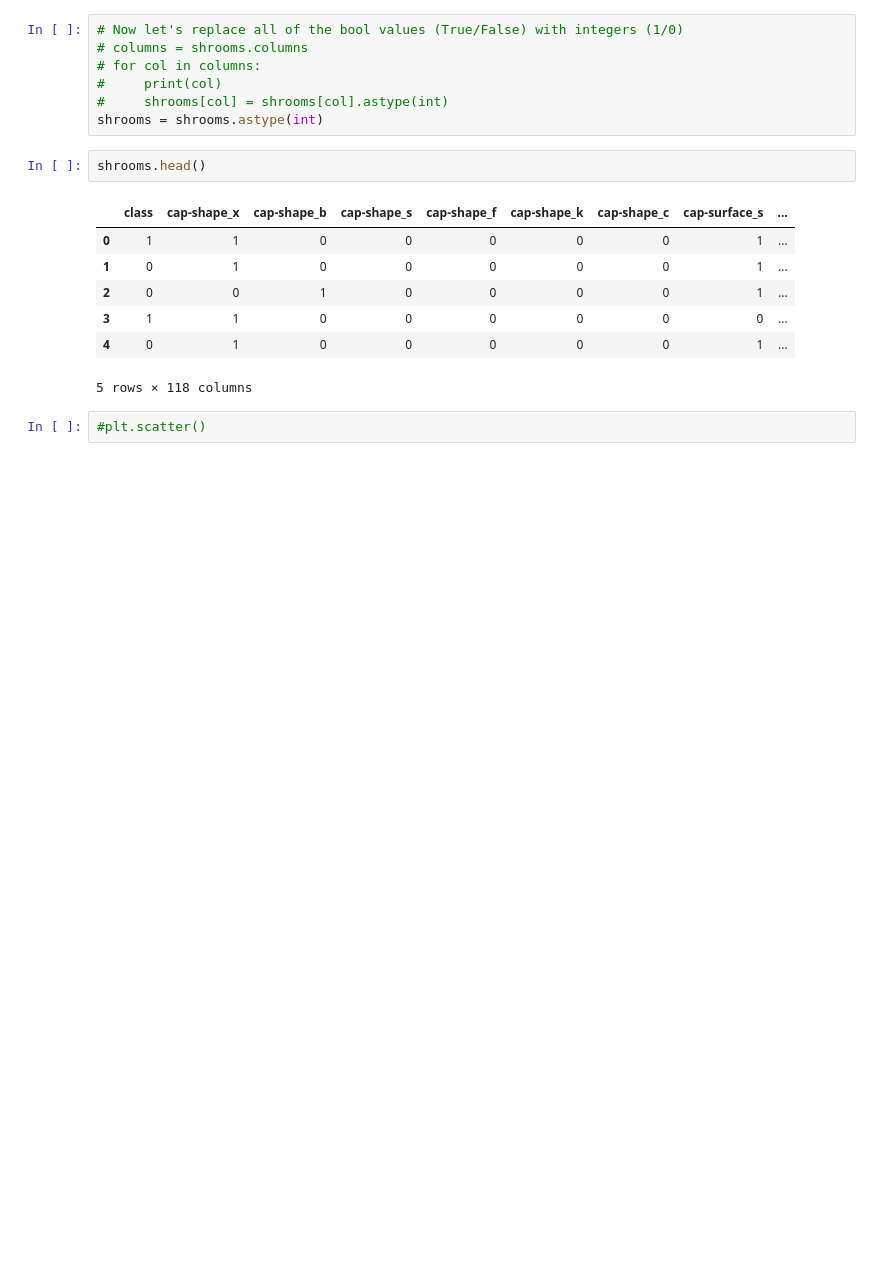
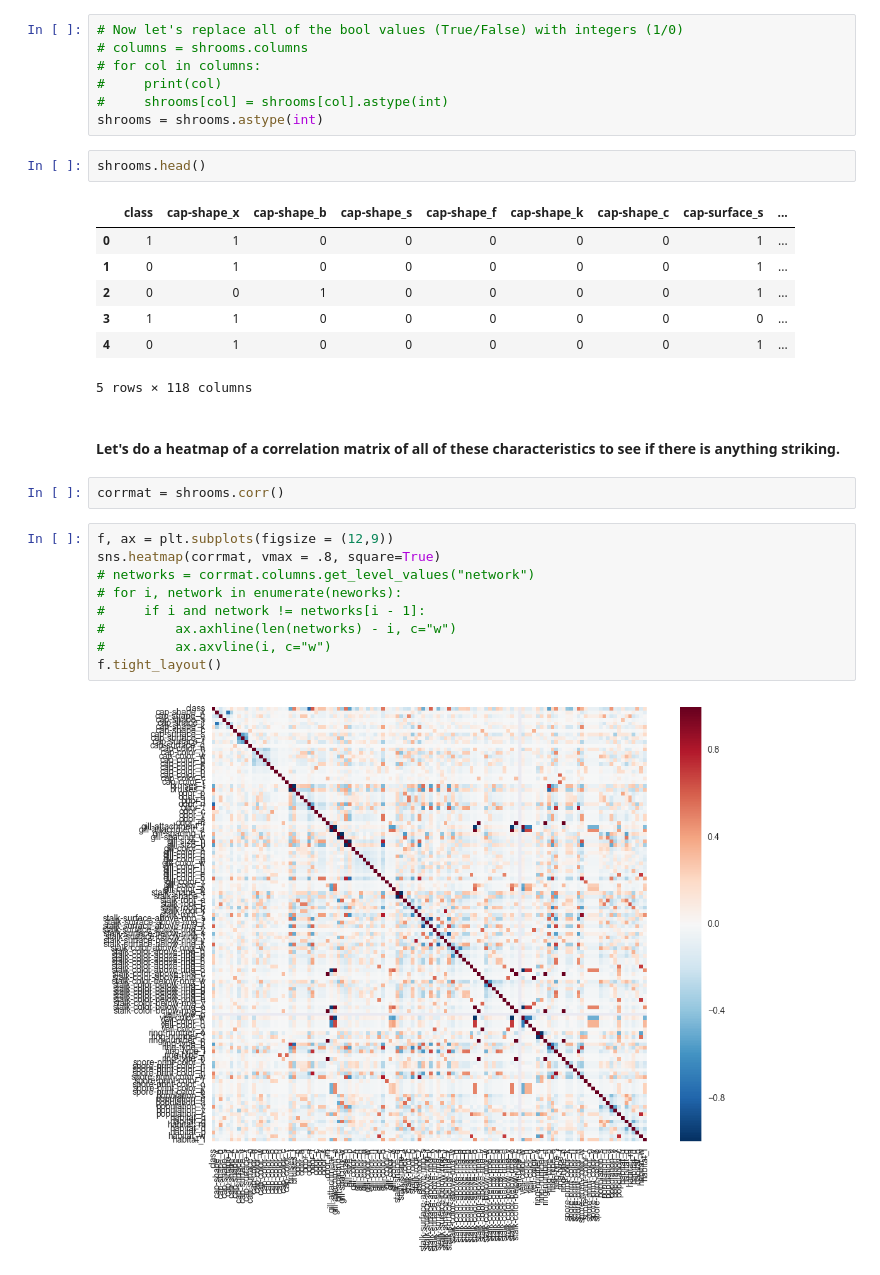
Before and after one commit to mohsseha/DSI-BOS-students, a Jupyter notebook: pparker-roach/capstone/Capstone_Sandbox.ipynb, the cells around one changed output. Cells and saved outputs as stored; diff of their text form; blank space fills up the shorter version.

```diff
--- a/pparker-roach/capstone/Capstone_Sandbox.ipynb
+++ b/pparker-roach/capstone/Capstone_Sandbox.ipynb
@@ -148,5 +315,18 @@ shrooms.head()
 | 3 | 1 | 1 | 0 | 0 | 0 | 0 | 0 | 0 | ... |
 | 4 | 0 | 1 | 0 | 0 | 0 | 0 | 0 | 1 | ... |
 5 rows × 118 columns
-# %%
-#plt.scatter()
+# %% [markdown]
+#### Let's do a heatmap of a correlation matrix of all of these characteristics to see if there is anything striking.
+# %%
+corrmat = shrooms.corr()
+# %%
+f, ax = plt.subplots(figsize = (12,9))
+sns.heatmap(corrmat, vmax = .8, square=True)
+# networks = corrmat.columns.get_level_values("network")
+# for i, network in enumerate(neworks):
+#     if i and network != networks[i - 1]:
+#         ax.axhline(len(networks) - i, c="w")
+#         ax.axvline(i, c="w")
+f.tight_layout()
+# %% [output]
+[figure, added]
```
Also changed, not shown: parts of 47 cells of this notebook, 10 other files.
